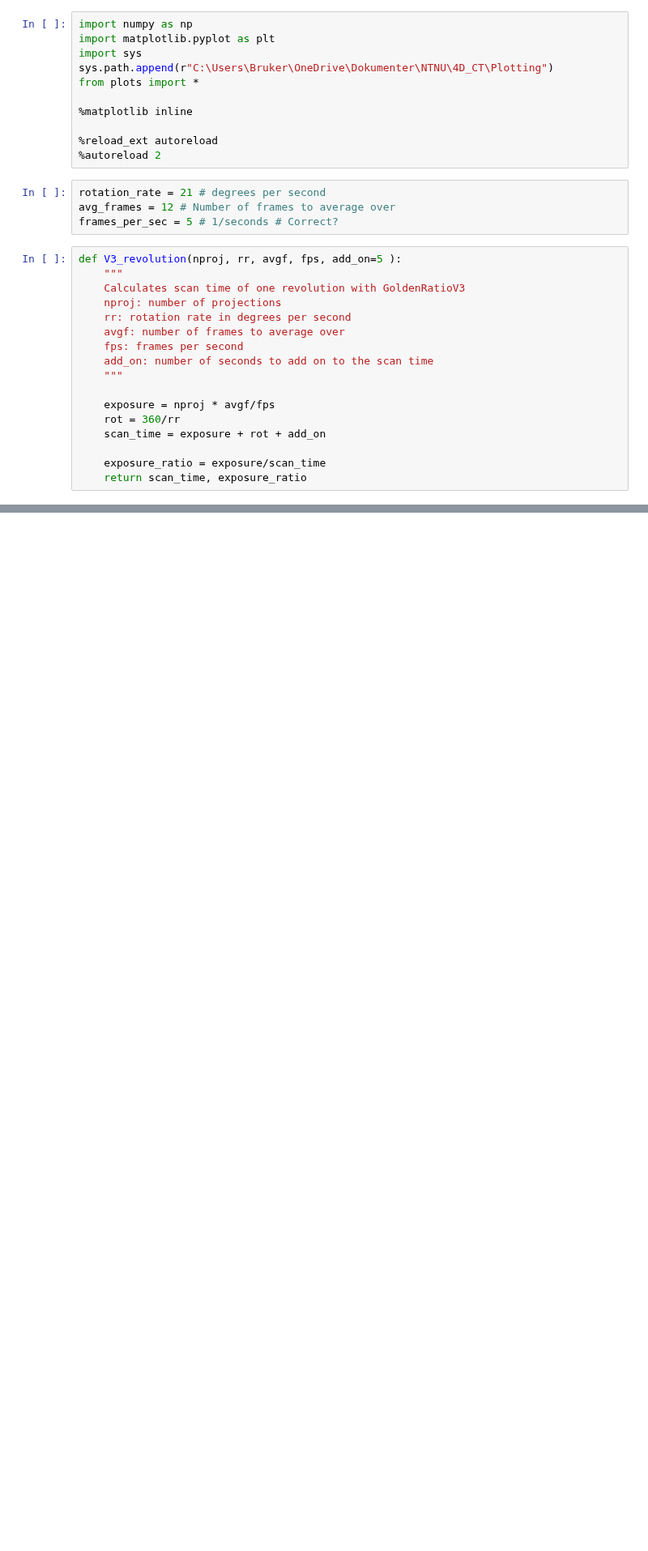
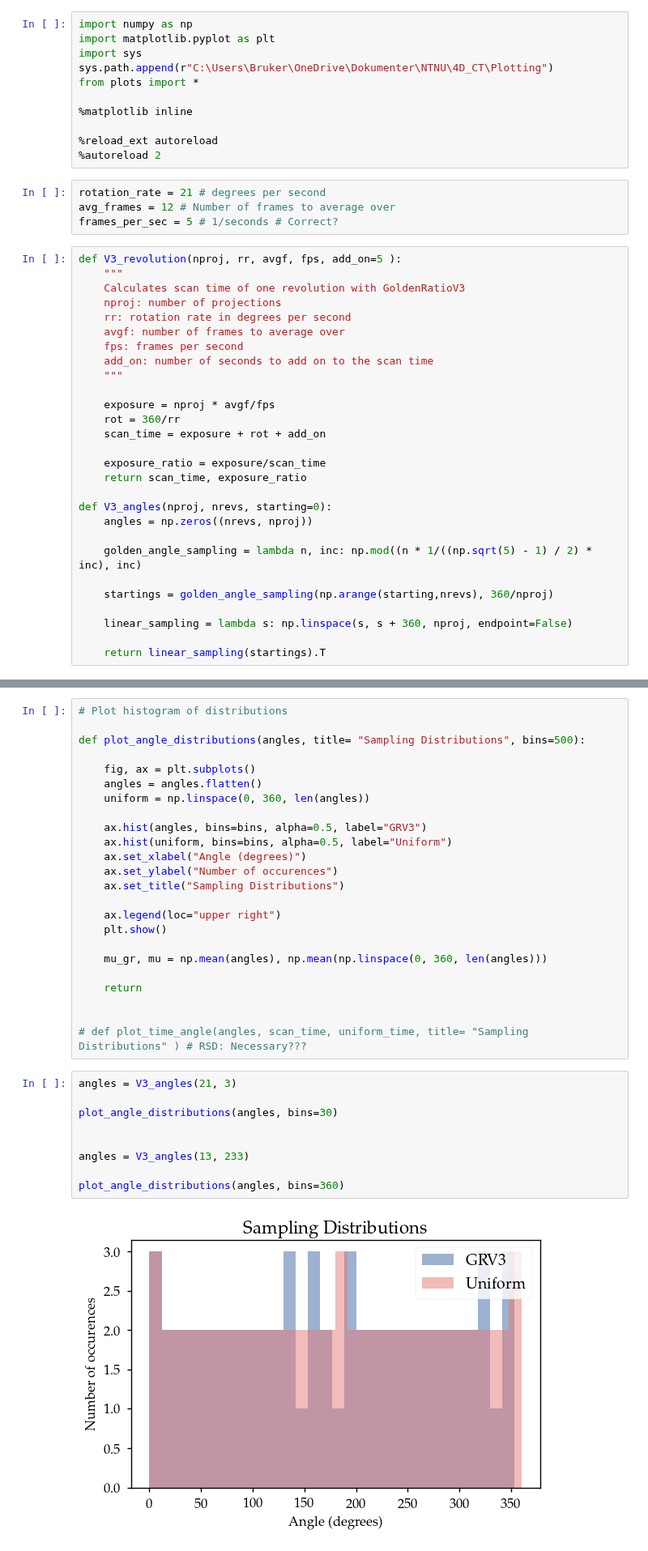
Before and after one commit to RubenDragland/4D_CT, a Jupyter notebook: Golden Angle Analysis/analysisV3.ipynb, the cells around one changed output, grey strips where cells are left out. Shown at 81% size. Saved outputs shown, nothing was run; the diff lists cells and outputs as text; blank space fills up the shorter version.

```diff
--- a/Golden Angle Analysis/analysisV3.ipynb
+++ b/Golden Angle Analysis/analysisV3.ipynb
@@ -30,3 +30,14 @@ def V3_revolution(nproj, rr, avgf, fps, add_on=5 ):
 
     exposure_ratio = exposure/scan_time
     return scan_time, exposure_ratio
+
+def V3_angles(nproj, nrevs, starting=0):
+    angles = np.zeros((nrevs, nproj))
+
+    golden_angle_sampling = lambda n, inc: np.mod((n * 1/((np.sqrt(5) - 1) / 2) * inc), inc)
+
+    startings = golden_angle_sampling(np.arange(starting,nrevs), 360/nproj)
+
+    linear_sampling = lambda s: np.linspace(s, s + 360, nproj, endpoint=False)
+
+    return linear_sampling(startings).T
@@ -91,0 +126,35 @@ plot_temp_resolution(nprojs, times, ratios, markers=markers)
+# %%
+# Plot histogram of distributions
+
+def plot_angle_distributions(angles, title= "Sampling Distributions", bins=500):
+
+    fig, ax = plt.subplots()
+    angles = angles.flatten()
+    uniform = np.linspace(0, 360, len(angles))
+
+    ax.hist(angles, bins=bins, alpha=0.5, label="GRV3")
+    ax.hist(uniform, bins=bins, alpha=0.5, label="Uniform")
+    ax.set_xlabel("Angle (degrees)")
+    ax.set_ylabel("Number of occurences")
+    ax.set_title("Sampling Distributions")
+
+    ax.legend(loc="upper right")
+    plt.show()
+
+    mu_gr, mu = np.mean(angles), np.mean(np.linspace(0, 360, len(angles)))
+
+    return
+
+
+# def plot_time_angle(angles, scan_time, uniform_time, title= "Sampling Distributions" ) # RSD: Necessary???
+# %%
+angles = V3_angles(21, 3)
+
+plot_angle_distributions(angles, bins=30)
+
+
+angles = V3_angles(13, 233)
+
+plot_angle_distributions(angles, bins=360)
+# %% [output]
+[figure, added]
```
Also changed, not shown: parts of 4 cells of this notebook, 3 other files.
